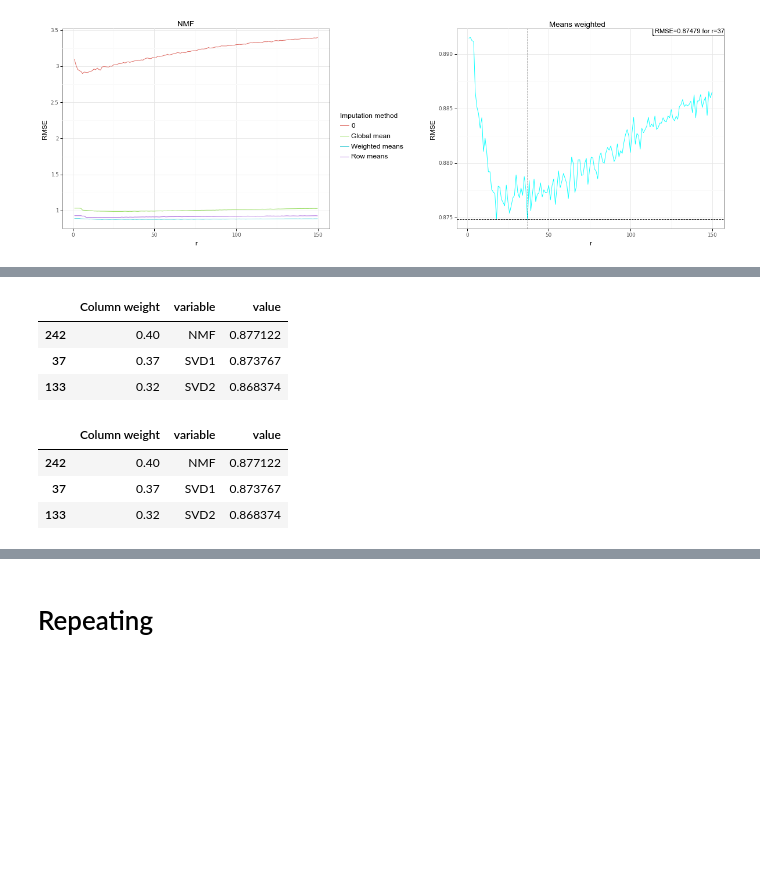
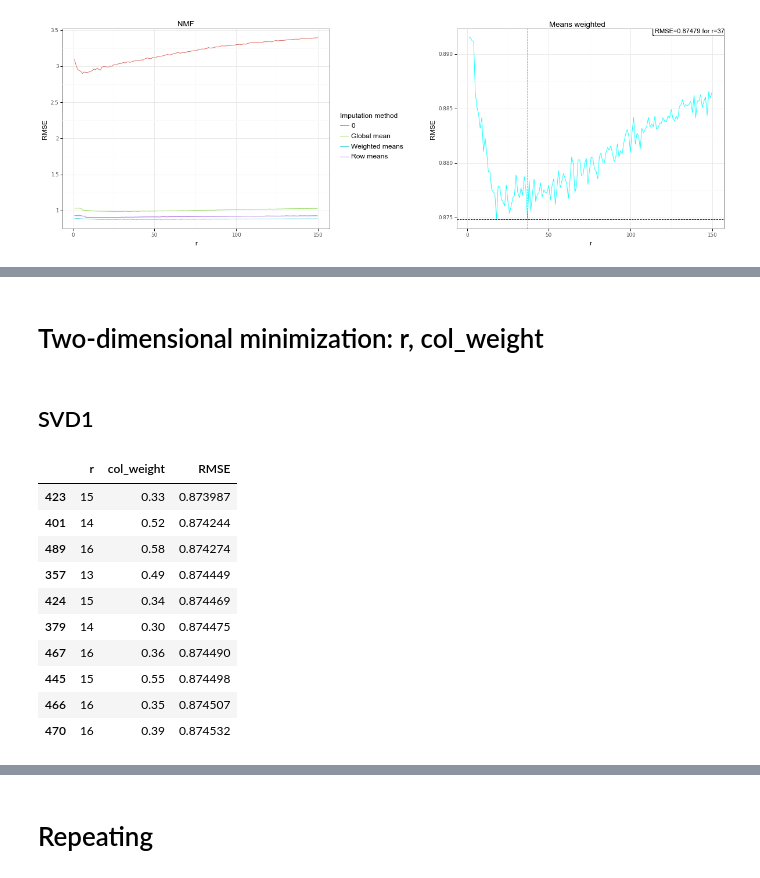
Before and after one commit to dmika1234/MoCaDR_proj1, a Jupyter notebook: src/presenting_results.ipynb, the cells around one changed output, grey strips where cells are left out. Cells and saved outputs as stored; diff of their text form; code cells hidden in the pictures; blank space fills up the shorter version.

```diff
--- a/src/presenting_results.ipynb
+++ b/src/presenting_results.ipynb
@@ -151,12 +84,2 @@ plot_weights.save('Report/fig/weights.png')
-# %%
-# Best weights
-best_w
-# %% [output]
-|  | Column weight | variable | value |
-| 242 | 0.40 | NMF | 0.877122 |
-| 37 | 0.37 | SVD1 | 0.873767 |
-| 133 | 0.32 | SVD2 | 0.868374 |
-|  | Column weight | variable | value |
-| 242 | 0.40 | NMF | 0.877122 |
-| 37 | 0.37 | SVD1 | 0.873767 |
-| 133 | 0.32 | SVD2 | 0.868374 |
+# %% [markdown]
+# Two-dimensional minimization: r, col_weight
@@ -162,0 +89,2 @@ best_w
+# %% [markdown]
+## SVD1
@@ -162,0 +94,14 @@ best_w
+# %%
+X, Y, Z = res_svd1_3d.T.values
+# %% [output]
+|  | r | col_weight | RMSE |
+| 423 | 15 | 0.33 | 0.873987 |
+| 401 | 14 | 0.52 | 0.874244 |
+| 489 | 16 | 0.58 | 0.874274 |
+| 357 | 13 | 0.49 | 0.874449 |
+| 424 | 15 | 0.34 | 0.874469 |
+| 379 | 14 | 0.30 | 0.874475 |
+| 467 | 16 | 0.36 | 0.874490 |
+| 445 | 15 | 0.55 | 0.874498 |
+| 466 | 16 | 0.35 | 0.874507 |
+| 470 | 16 | 0.39 | 0.874532 |
```
Also changed, not shown: parts of 14 cells of this notebook, 26 other files.
